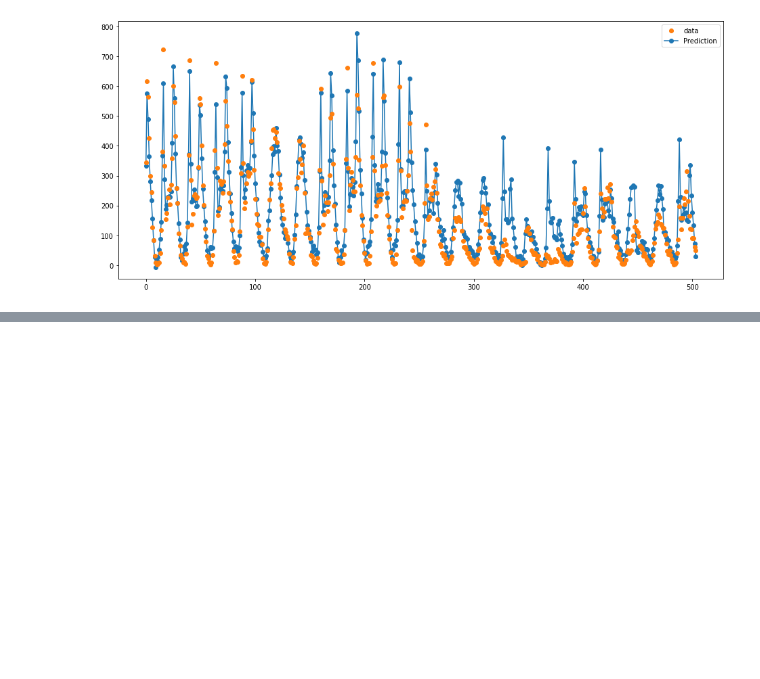
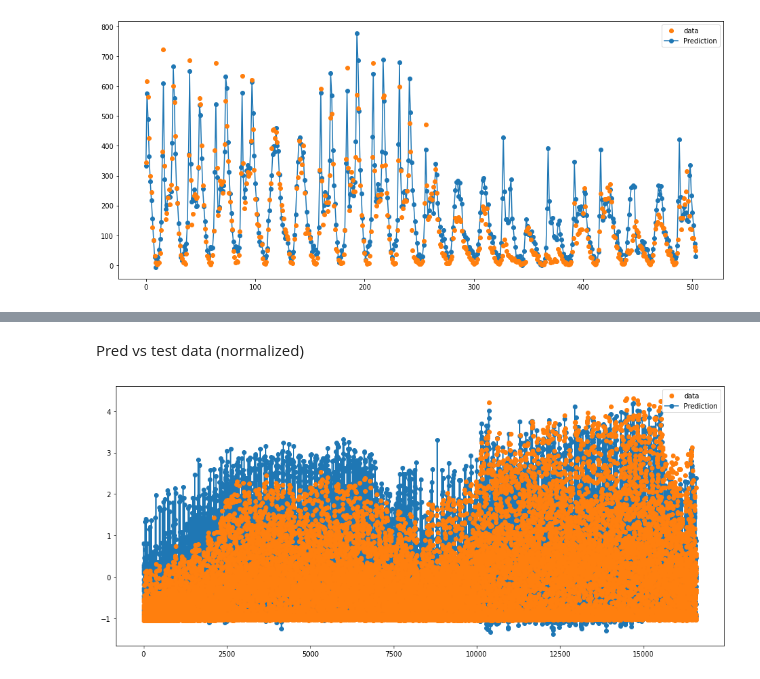
Before and after one commit to baliuzeger/kiong-e-PyTorch, a Jupyter notebook: capital_bike_share/ch3-predictor-practical.ipynb, the cells around one changed output, grey strips where cells are left out. Cells and saved outputs as stored; diff of their text form; code cells hidden in the pictures; blank space fills up the shorter version.

```diff
--- a/capital_bike_share/ch3-predictor-practical.ipynb
+++ b/capital_bike_share/ch3-predictor-practical.ipynb
@@ -551,0 +575,2 @@ torch.save(md0.state_dict(), 'md0_m6_wts.pth')
+# %%
+pred_train_3 = test_loop(md0, train_x, train_y, loss_fn)
@@ -551,0 +579,13 @@ torch.save(md0.state_dict(), 'md0_m6_wts.pth')
+# %% [markdown]
+Pred vs test data (normalized)
+# %%
+plt.figure(figsize = (16, 7))
+#x_data = df_inp_test.reset_index()['index']
+pred_data = pred_train_3.numpy()
+tgt_data = train_y.numpy()
+pred_plot, = plt.plot(pred_data, 'o-')
+cnt_plot, = plt.plot(tgt_data, 'o')
+plt.legend([cnt_plot, pred_plot],['data', 'Prediction'])
+plt.show()
+# %% [output]
+[figure, added]
```
Also changed, not shown: parts of 10 cells of this notebook, 1 other file.
